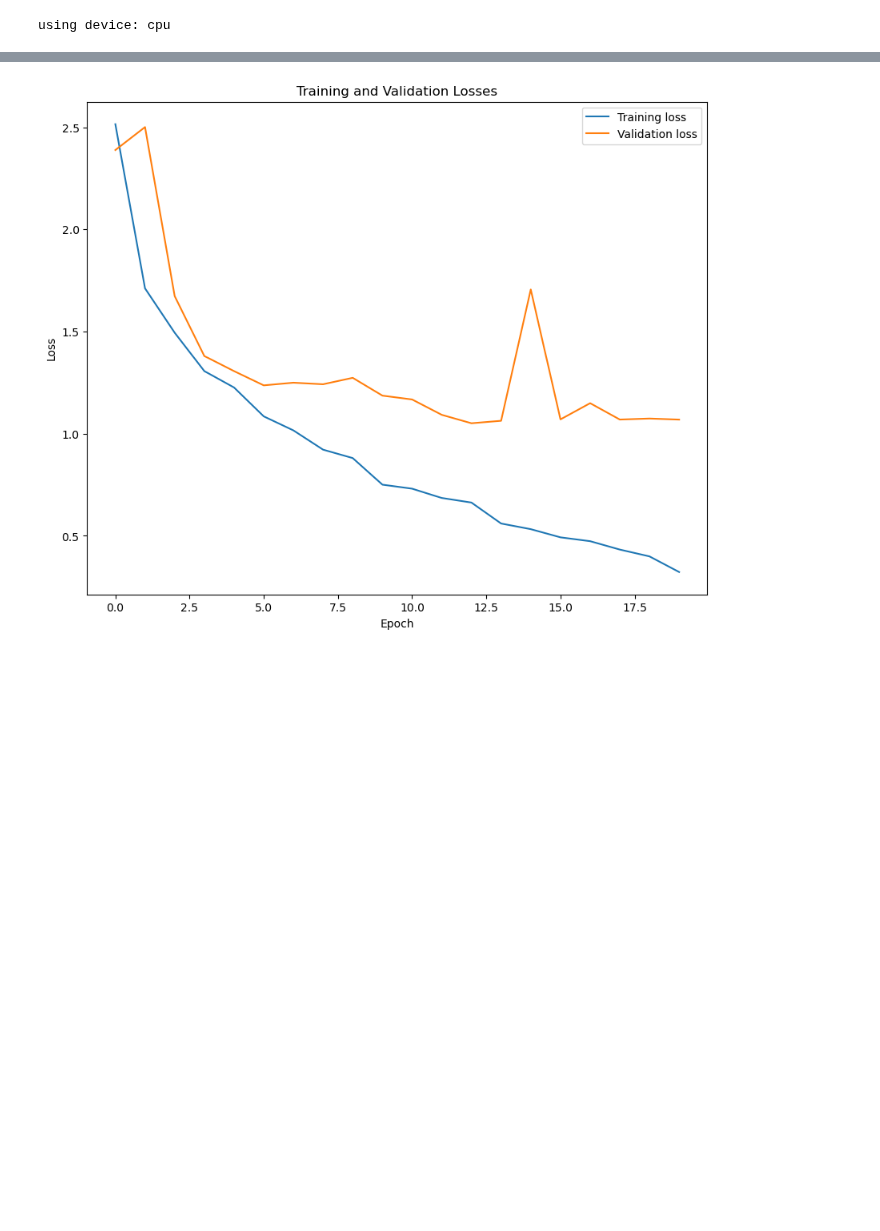
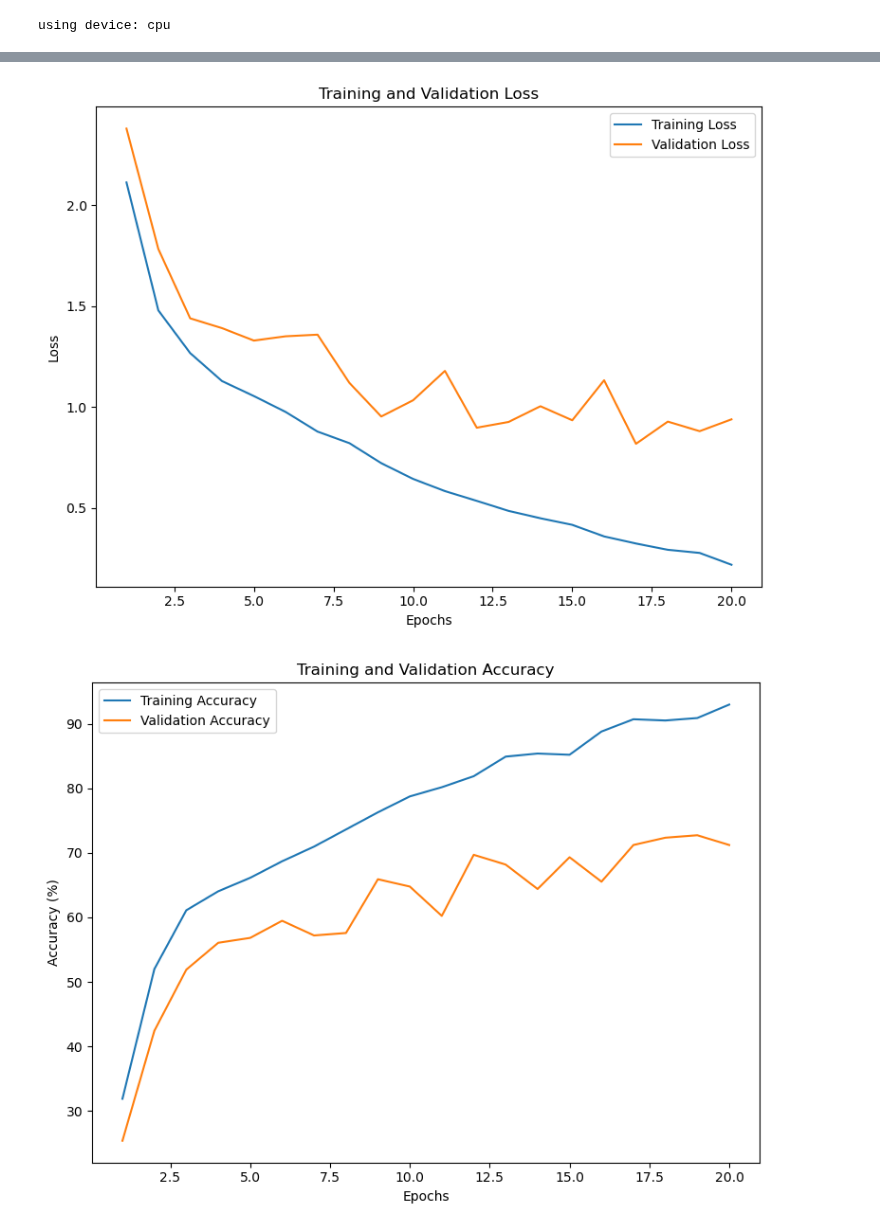
Before and after one commit to crae6/LandmarkClassifier, a Jupyter notebook: Models/AlexNet.ipynb, the cells around one changed output, grey strips where cells are left out. Drawn from its saved outputs; the diff is of its cells as text; code cells hidden in the pictures; blank space fills up the shorter version.

Commit message:
Updated train method to display accuraies

```diff
--- a/Models/AlexNet.ipynb
+++ b/Models/AlexNet.ipynb
@@ -10,7 +10,7 @@ import numpy as np
 
 import matplotlib.pyplot as plt
 %matplotlib inline
-plt.rcParams["figure.figsize"] = (10.0, 8.0)  # set default size of plots
+plt.rcParams["figure.figsize"] = (15.0, 6.0)  # set default size of plots
 # %%
 # transformations for the training data with augmentation
 train_transformations = transforms.Compose([
@@ -39,7 +39,7 @@ dataset = datasets.ImageFolder(root=dataset_path)
 
 # split data
 total_size = len(dataset)
-train_size = int(0.7 * total_size)
+train_size = int(0.8 * total_size)
 val_size = total_size - train_size
 # split dataset
 train_dataset, val_dataset = random_split(dataset, [train_size, val_size])
@@ -182,6 +196,6 @@ model = AlexNet(num_labels)
 optimizer = optim.Adam(model.parameters(), lr=0.001, weight_decay=0.0001)
 # %%
 # train model and get training and validation losses
-train_loss, val_loss = train(model, optimizer, num_epochs=20)
+train_losses, val_losses, train_accuracies, val_accuracies = train(model, optimizer, num_epochs=20)
 print('Finished Training')
 # %% [output]
@@ -204,15 +218,35 @@ Epoch 20/20, Training Loss = 0.1615
 Finished Training
-# %%
-# plot the training and validation losses to check for overfitting
-plt.plot(train_loss, label='Training loss')
-plt.plot(val_loss, label='Validation loss')
-plt.legend()
-plt.title('Training and Validation Losses')
-plt.xlabel('Epoch')
-plt.ylabel('Loss')
-plt.show()
-# %% [output]
-[figure, removed]
+# %%
+def plots(train_losses, val_losses, train_accuracies, val_accuracies):
+    epochs = range(1, len(train_losses) + 1)
+
+    plt.subplot(1, 2, 1)
+    plt.plot(epochs, train_losses, label='Training Loss')
+    plt.plot(epochs, val_losses, label='Validation Loss')
+    plt.legend()
+    plt.title('Training and Validation Loss')
+    plt.xlabel('Epochs')
+    plt.ylabel('Loss')
+
+    plt.tight_layout()
+    plt.show()
+
+    plt.subplot(1, 2, 2)
+    plt.plot(epochs, train_accuracies, label='Training Accuracy')
+    plt.plot(epochs, val_accuracies, label='Validation Accuracy')
+    plt.title('Training and Validation Accuracy')
+    plt.xlabel('Epochs')
+    plt.ylabel('Accuracy (%)')
+    plt.legend()
+
+    plt.tight_layout()
+    plt.show()
+
+# plot everything to check for overfitting
+plots(train_losses, val_losses, train_accuracies, val_accuracies)
+# %% [output]
+[figure, added]
+[figure, added]
 # %%
 print('Validation Set Accuracy')
 testVal(val_loader, model)
```
Also changed, not shown: parts of 4 cells of this notebook, 1 other file.
